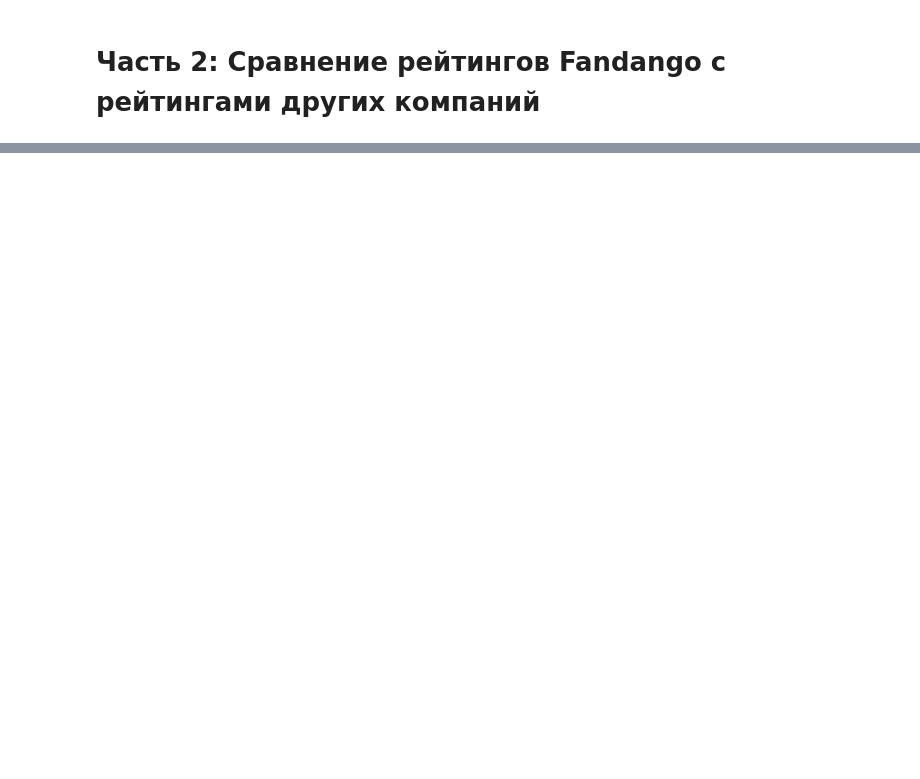
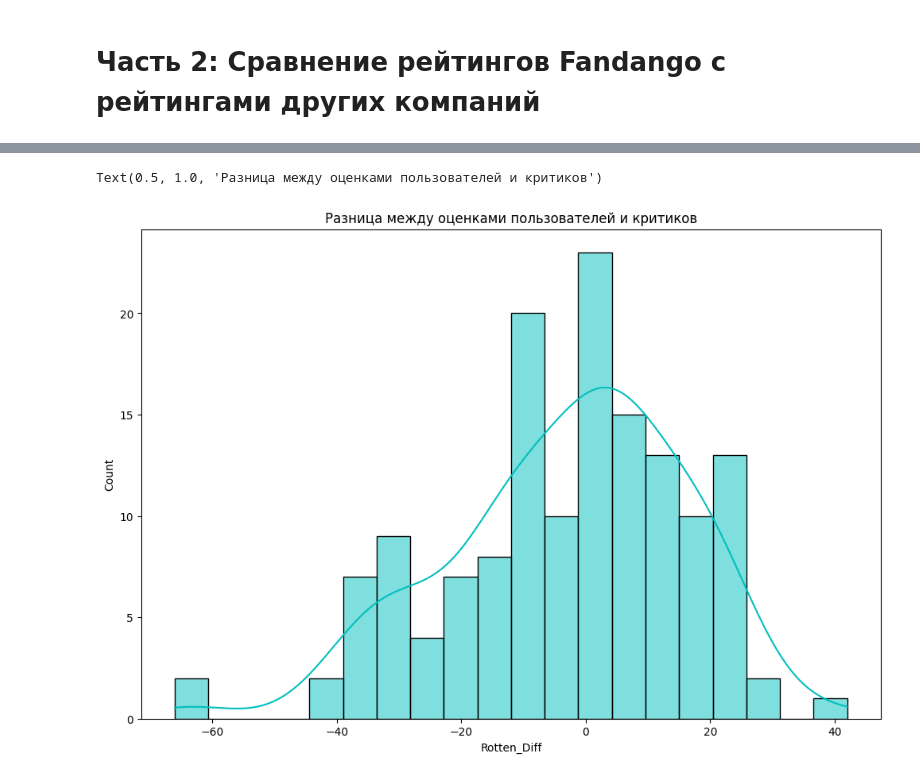
Before and after one commit to Safuanov888/Research-on-Fandango, a Jupyter notebook: Exposing Fandango.ipynb, the cells around one changed output, grey strips where cells are left out. Cells and saved outputs as stored; diff of their text form; code cells hidden in the pictures; blank space fills up the shorter version.

```diff
--- a/Exposing Fandango.ipynb
+++ b/Exposing Fandango.ipynb
@@ -188,0 +260,3 @@ fandango[fandango['STARS_DIFF'] == 1]
+# %%
+all_sites['Rotten_Diff'] = all_sites['RottenTomatoes'] - all_sites['RottenTomatoes_User']
+all_sites.head()
@@ -188,0 +270,7 @@ fandango[fandango['STARS_DIFF'] == 1]
+# %%
+plt.figure(figsize=(12,8))
+sns.histplot(data=all_sites, x='Rotten_Diff', kde=True, bins=20, color='c')
+plt.title('Разница между оценками пользователей и критиков')
+# %% [output]
+Text(0.5, 1.0, 'Разница между оценками пользователей и критиков')
+[figure, added]
```
Also changed, not shown: parts of 50 cells of this notebook, 2 other files.
